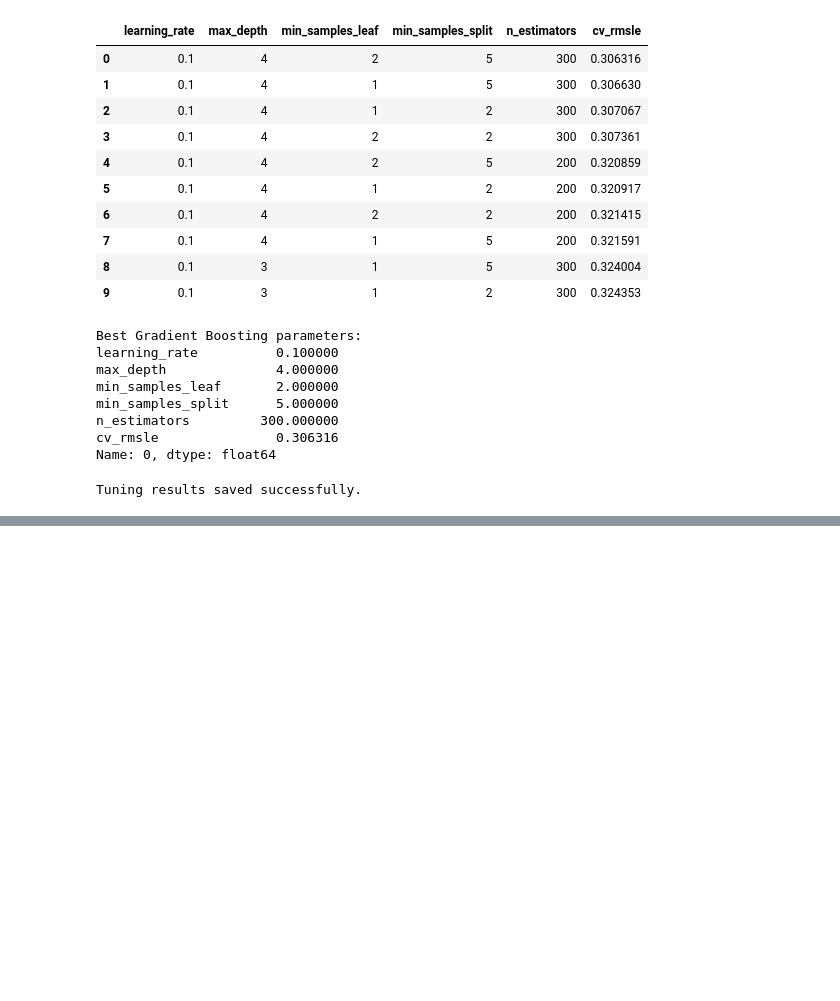
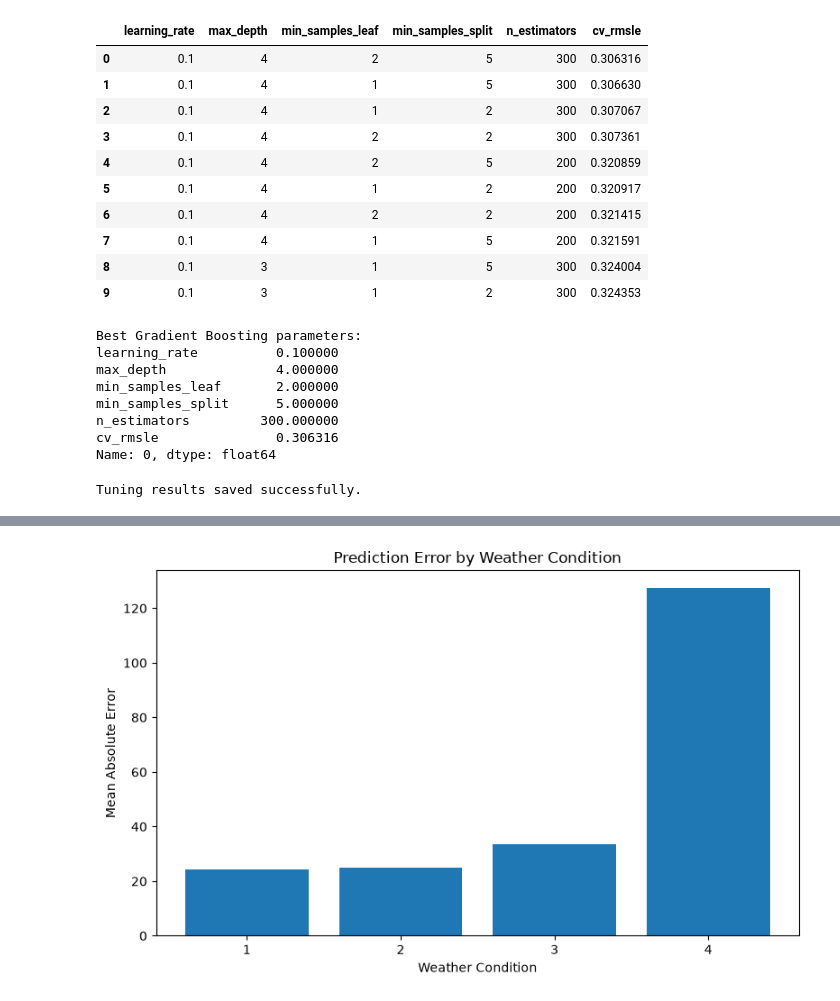
Before and after one commit to Maansi-Sathish/ML_Mini_Project_Team17, a Jupyter notebook: notebooks/tuning_B.ipynb, the cells around one changed output, grey strips where cells are left out. Saved outputs shown, nothing was run; the diff lists cells and outputs as text; code cells hidden in the pictures; blank space fills up the shorter version.

```diff
--- a/notebooks/tuning_B.ipynb
+++ b/notebooks/tuning_B.ipynb
@@ -282,0 +586,9 @@ print(dt_results_df.iloc[0])
+# %%
+weather_error = (
+    error_analysis
+    .groupby("weather")["absolute_error"]
+    .mean()
+    .reset_index()
+)
+
+weather_error
@@ -282,0 +601,16 @@ print(dt_results_df.iloc[0])
+# %%
+plt.figure(figsize=(8, 5))
+
+plt.bar(
+    weather_error["weather"].astype(str),
+    weather_error["absolute_error"]
+)
+
+plt.xlabel("Weather Condition")
+plt.ylabel("Mean Absolute Error")
+plt.title("Prediction Error by Weather Condition")
+
+plt.tight_layout()
+plt.show()
+# %% [output]
+[figure, added]
```
Also changed, not shown: parts of 17 cells of this notebook, 6 other files.
